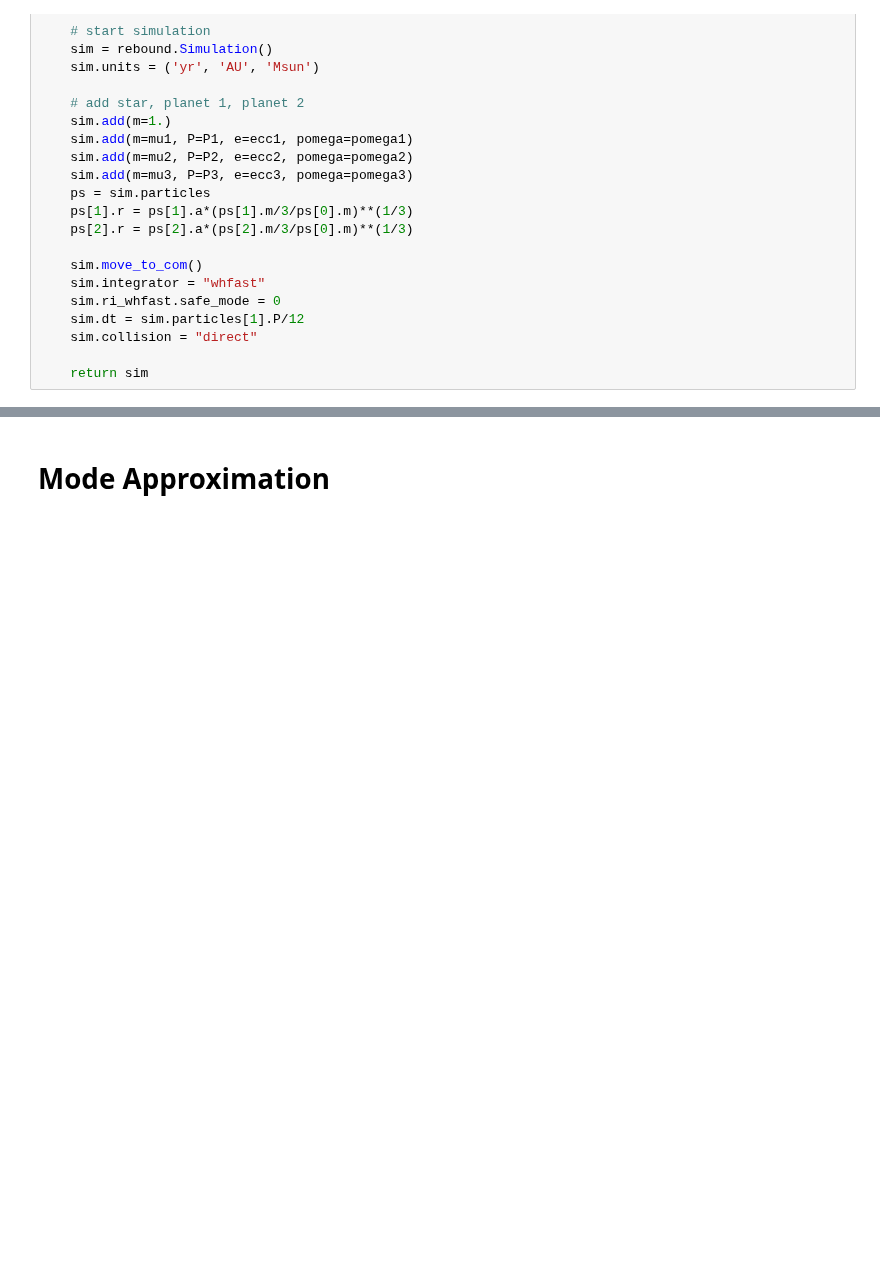
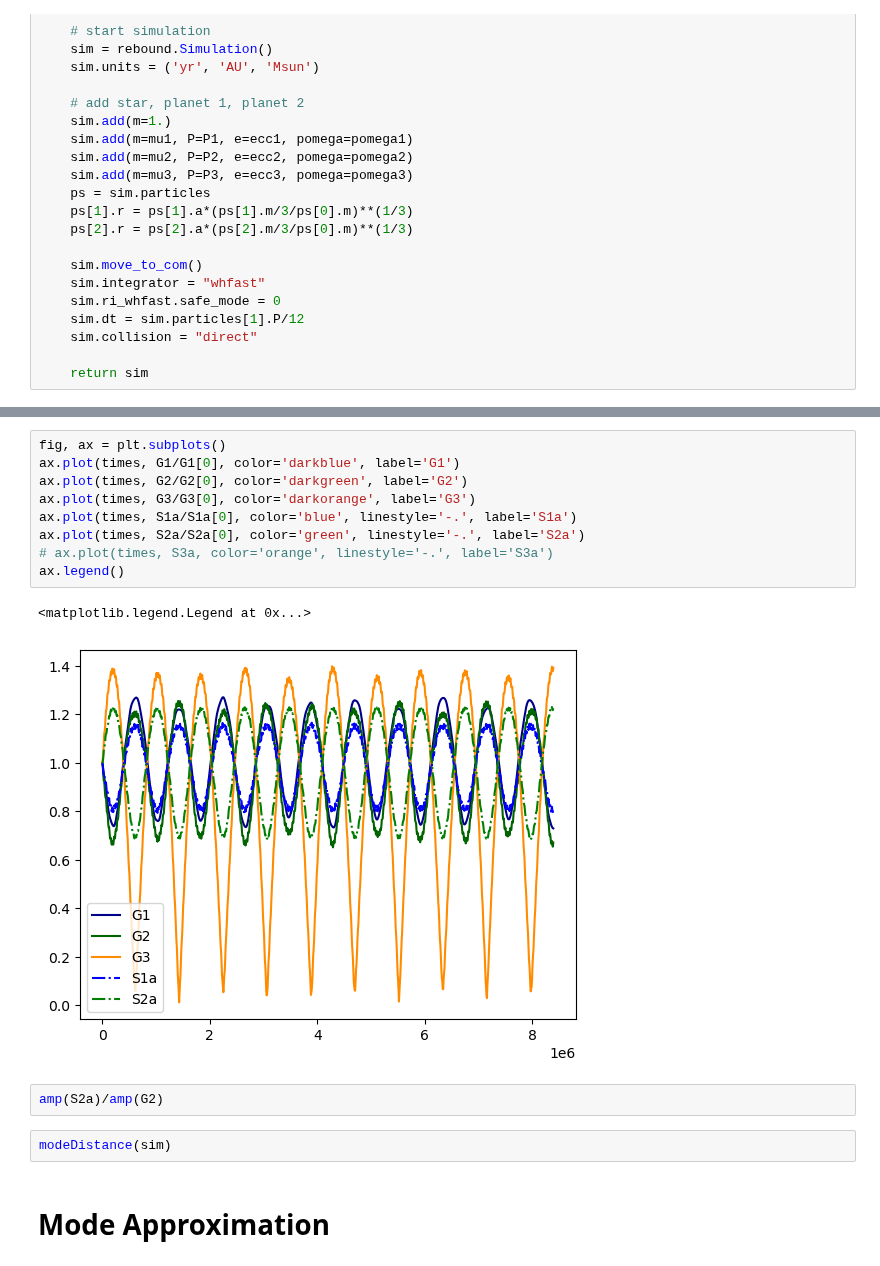
Before and after one commit to EritasY/Chaos, a Jupyter notebook: GeneralCase.ipynb, the cells around one changed output, grey strips where cells are left out. Cells and saved outputs as stored; diff of their text form; blank space fills up the shorter version.

```diff
--- a/GeneralCase.ipynb
+++ b/GeneralCase.ipynb
@@ -103,3 +141,19 @@ def run(sim):
+# %%
+fig, ax = plt.subplots()
+ax.plot(times, G1/G1[0], color='darkblue', label='G1')
+ax.plot(times, G2/G2[0], color='darkgreen', label='G2')
+ax.plot(times, G3/G3[0], color='darkorange', label='G3')
+ax.plot(times, S1a/S1a[0], color='blue', linestyle='-.', label='S1a')
+ax.plot(times, S2a/S2a[0], color='green', linestyle='-.', label='S2a')
+# ax.plot(times, S3a, color='orange', linestyle='-.', label='S3a')
+ax.legend()
+# %% [output]
+<matplotlib.legend.Legend at 0x...>
+[figure, added]
+# %%
+amp(S2a)/amp(G2)
+# %%
+modeDistance(sim)
 # %% [markdown]
 # Mode Approximation
 # %%
```
Also changed, not shown: parts of 31 cells of this notebook, 1 other file.
